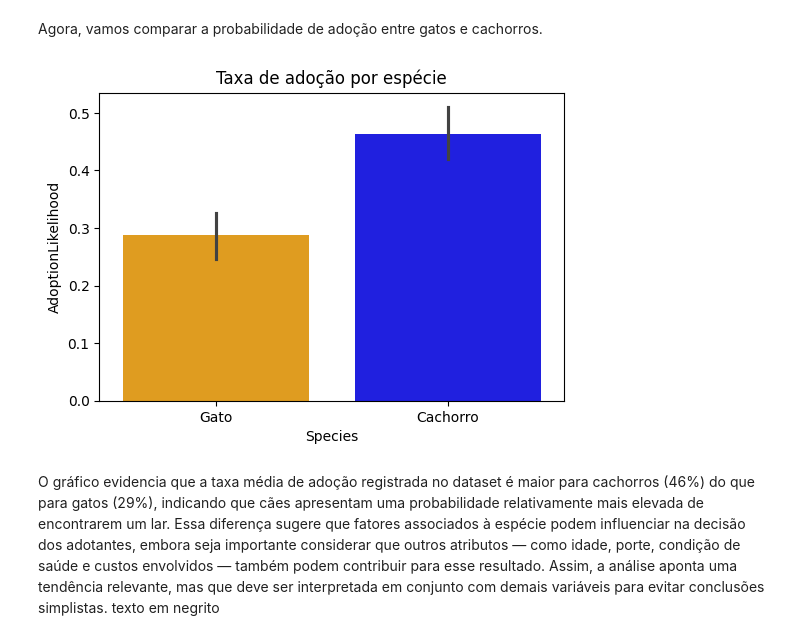
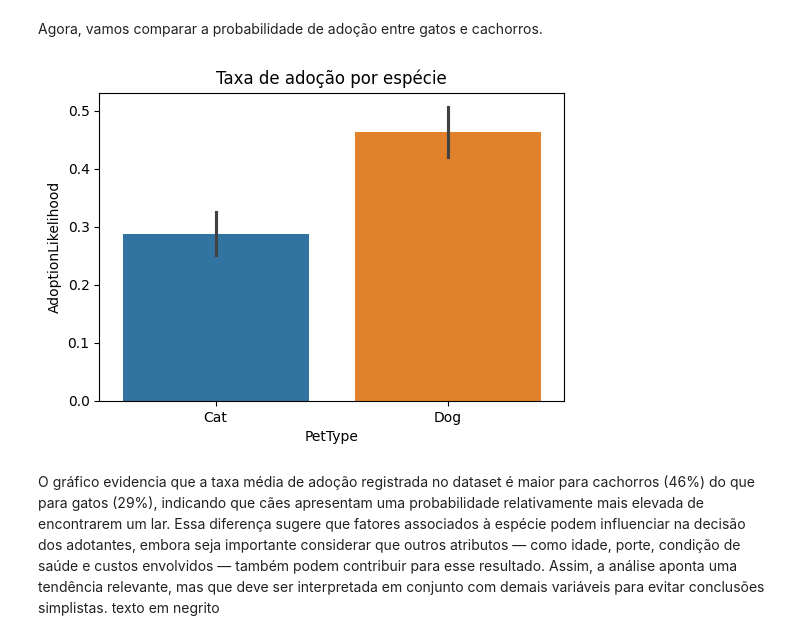
Before and after one commit to SabrinaMFTC/Artificial-Intelligence, a Jupyter notebook: trab_ia.ipynb, the cells around one changed output. Drawn from its saved outputs; the diff is of its cells as text; code cells hidden in the pictures.

```diff
--- a/trab_ia.ipynb
+++ b/trab_ia.ipynb
@@ -194,21 +194,21 @@ plt.show()
 A distribuição de idades de gatos e cachorros no dataset mostra-se bastante semelhante, sem grandes diferenças estruturais entre as espécies. Observa-se uma leve predominância de jovens adultos, especialmente entre 60 e 80 meses (~5 a 6 anos), além de uma concentração expressiva de indivíduos jovens até 25 meses, com os cachorros ligeiramente mais representados nessa faixa inicial. Já nas idades mais avançadas, acima de 150 meses (cerca de 12 anos), ainda há presença significativa de animais idosos em ambos os grupos, indicando que o conjunto de dados não está enviesado apenas para filhotes.
 # %% [markdown]
 Agora, vamos comparar a probabilidade de adoção entre gatos e cachorros.
+# %%
+combined = pd.concat([cats, dogs], ignore_index=True)
 # %%
 plt.figure(figsize=(6,4))
 sns.barplot(
-    x="Species",
+    x="PetType",
     y="AdoptionLikelihood",
-    hue="Species",
+    hue="PetType",
     data=combined,
-    estimator=lambda x: sum(x)/len(x),
-    palette={"Gato": "orange", "Cachorro": "blue"},
-    legend=False
+    estimator=lambda x: sum(x)/len(x)
 )
 plt.title("Taxa de adoção por espécie")
 plt.show()
 # %% [output]
-[figure, old version]
+[figure, new version]
 # %% [markdown]
 O gráfico evidencia que a taxa média de adoção registrada no dataset é maior para cachorros (46%) do que para gatos (29%), indicando que cães apresentam uma probabilidade relativamente mais elevada de encontrarem um lar. Essa diferença sugere que fatores associados à espécie podem influenciar na decisão dos adotantes, embora seja importante considerar que outros atributos — como idade, porte, condição de saúde e custos envolvidos — também podem contribuir para esse resultado. Assim, a análise aponta uma tendência relevante, mas que deve ser interpretada em conjunto com demais variáveis para evitar conclusões simplistas. texto em negrito
 # %% [markdown]
```
Also changed, not shown: parts of 23 cells of this notebook.
